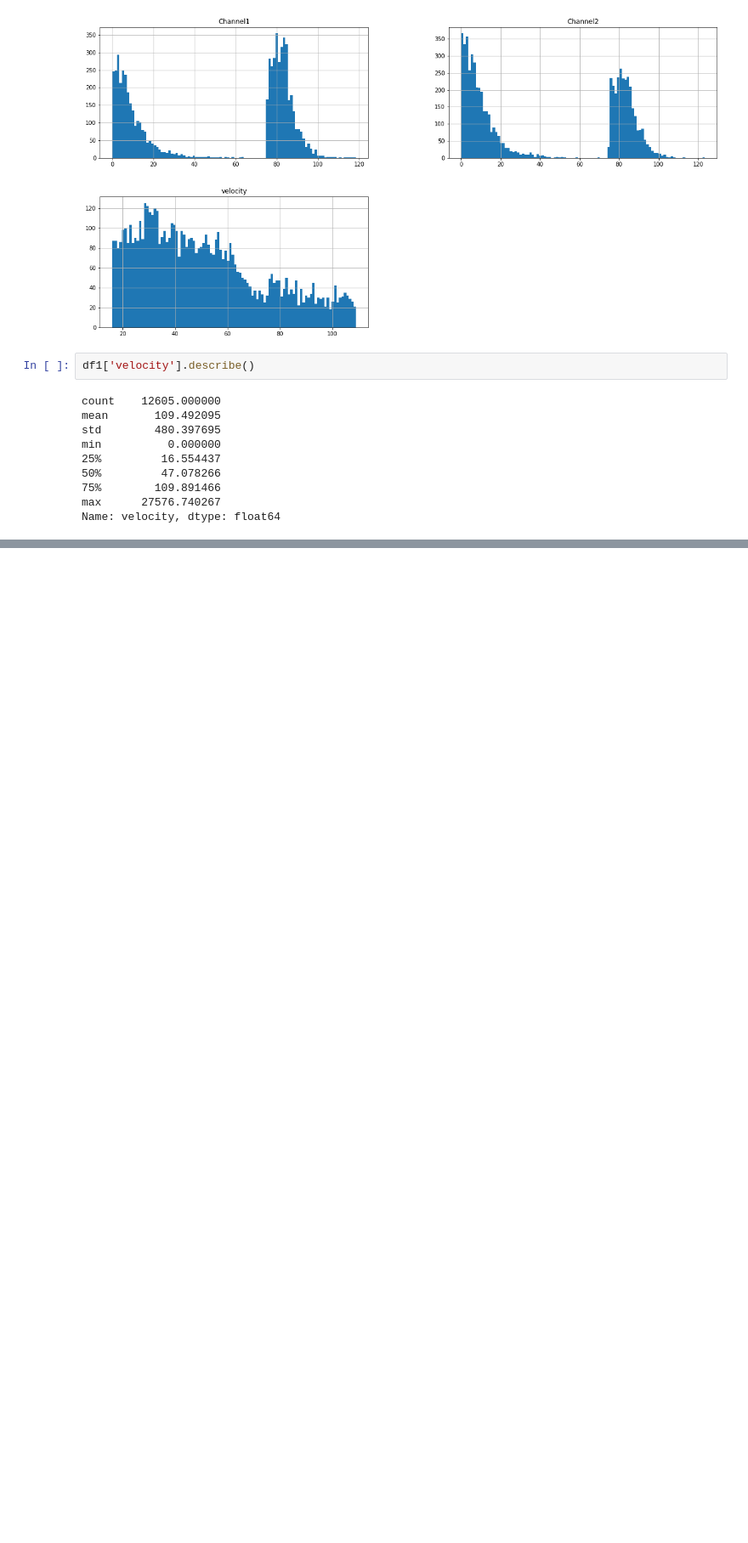
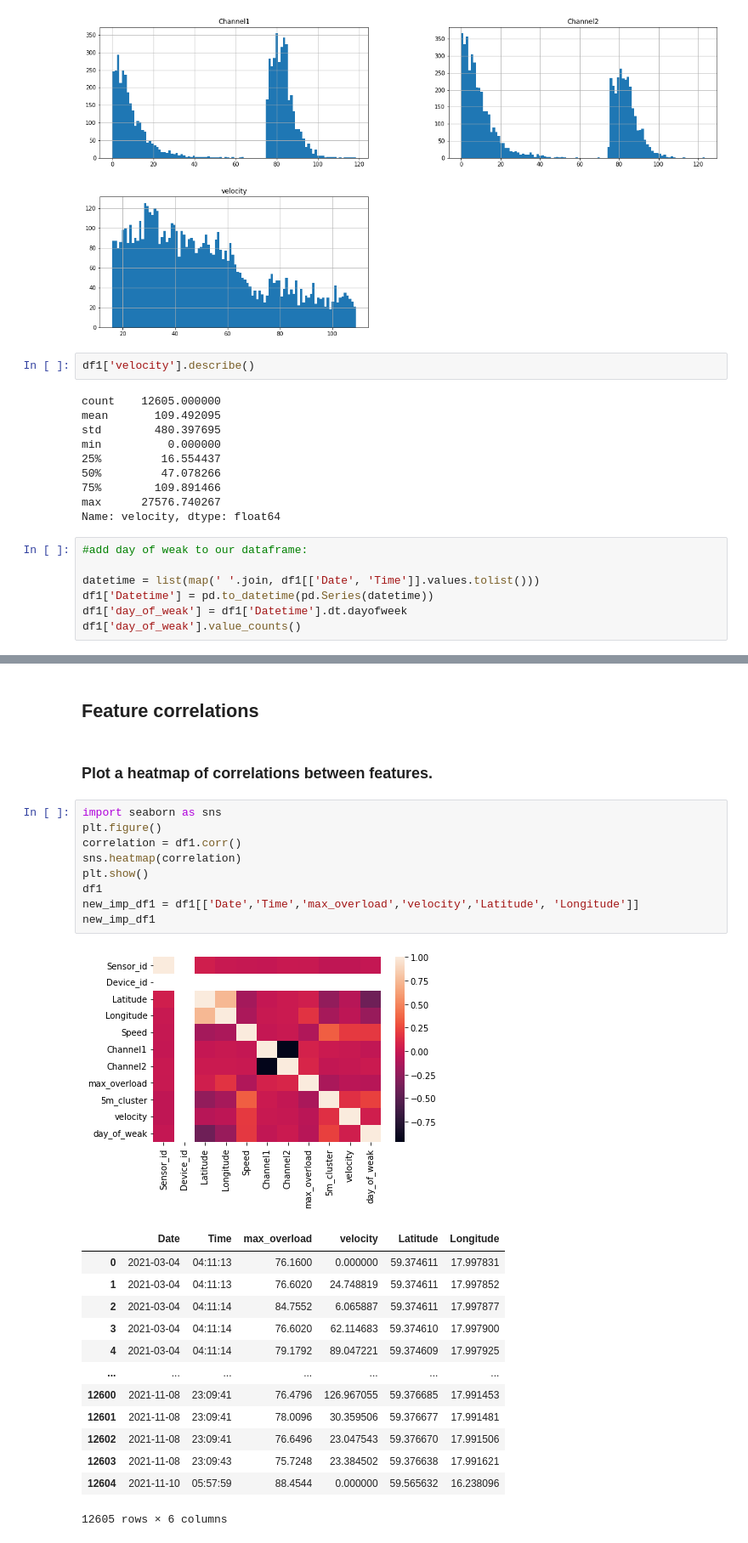
Before and after one commit to OmidSa75/Data_scinece-Smartset-overloads-PoliMI, a Jupyter notebook: main.ipynb, the cells around one changed output, grey strips where cells are left out. Shown at 85% size. Cells and saved outputs as stored; diff of their text form; blank space fills up the shorter version.

Commit message:
♻️ refactor and add day of weak

```diff
--- a/main.ipynb
+++ b/main.ipynb
@@ -523,3 +541,10 @@ min          0.000000
 75%        109.891466
 max      27576.740267
 Name: velocity, dtype: float64
+# %%
+#add day of weak to our dataframe:
+
+datetime = list(map(' '.join, df1[['Date', 'Time']].values.tolist()))
+df1['Datetime'] = pd.to_datetime(pd.Series(datetime))
+df1['day_of_weak'] = df1['Datetime'].dt.dayofweek
+df1['day_of_weak'].value_counts()
@@ -525,0 +560,28 @@ Name: velocity, dtype: float64
+# %% [markdown]
+## Feature correlations
+# %% [markdown]
+### Plot a heatmap of correlations between features.
+# %%
+import seaborn as sns
+plt.figure()
+correlation = df1.corr()
+sns.heatmap(correlation)
+plt.show()
+df1
+new_imp_df1 = df1[['Date','Time','max_overload','velocity','Latitude', 'Longitude']]
+new_imp_df1
+# %% [output]
+[figure, added]
+|  | Date | Time | max_overload | velocity | Latitude | Longitude |
+| 0 | 2021-03-04 | 04:11:13 | 76.1600 | 0.000000 | 59.374611 | 17.997831 |
+| 1 | 2021-03-04 | 04:11:13 | 76.6020 | 24.748819 | 59.374611 | 17.997852 |
+| 2 | 2021-03-04 | 04:11:14 | 84.7552 | 6.065887 | 59.374611 | 17.997877 |
+| 3 | 2021-03-04 | 04:11:14 | 76.6020 | 62.114683 | 59.374610 | 17.997900 |
+| 4 | 2021-03-04 | 04:11:14 | 79.1792 | 89.047221 | 59.374609 | 17.997925 |
+| ... | ... | ... | ... | ... | ... | ... |
+| 12600 | 2021-11-08 | 23:09:41 | 76.4796 | 126.967055 | 59.376685 | 17.991453 |
+| 12601 | 2021-11-08 | 23:09:41 | 78.0096 | 30.359506 | 59.376677 | 17.991481 |
+| 12602 | 2021-11-08 | 23:09:41 | 76.6496 | 23.047543 | 59.376670 | 17.991506 |
+| 12603 | 2021-11-08 | 23:09:43 | 75.7248 | 23.384502 | 59.376638 | 17.991621 |
+| 12604 | 2021-11-10 | 05:57:59 | 88.4544 | 0.000000 | 59.565632 | 16.238096 |
+12605 rows × 6 columns
```
Also changed, not shown: parts of 8 cells of this notebook.
